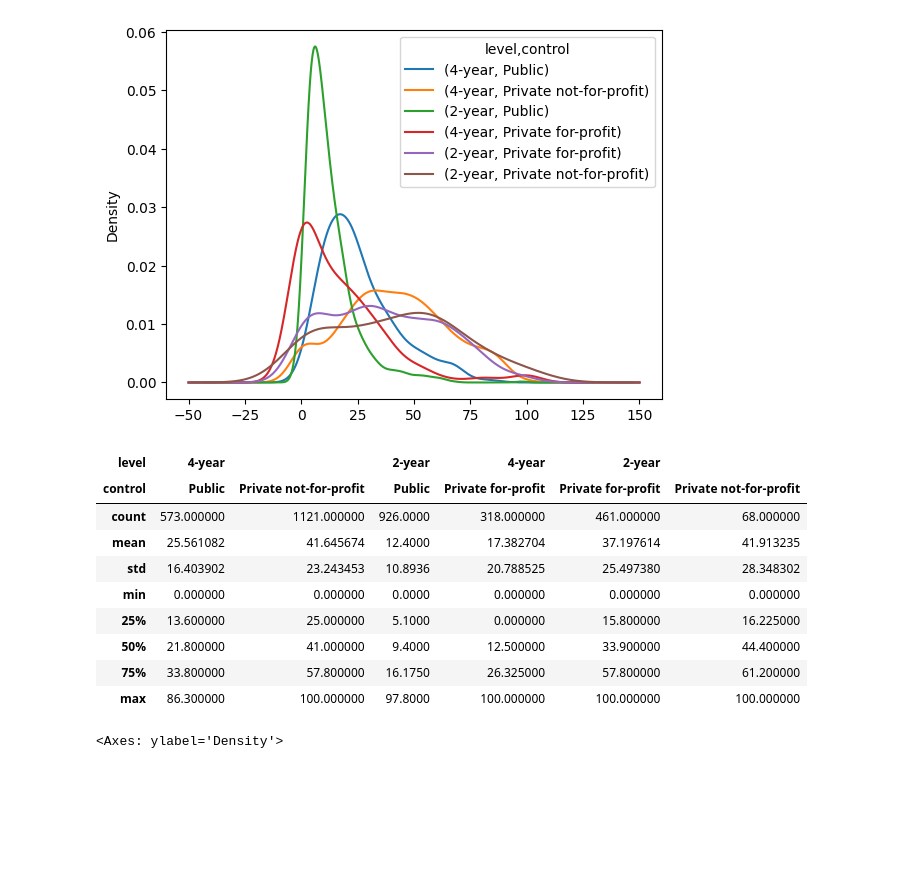
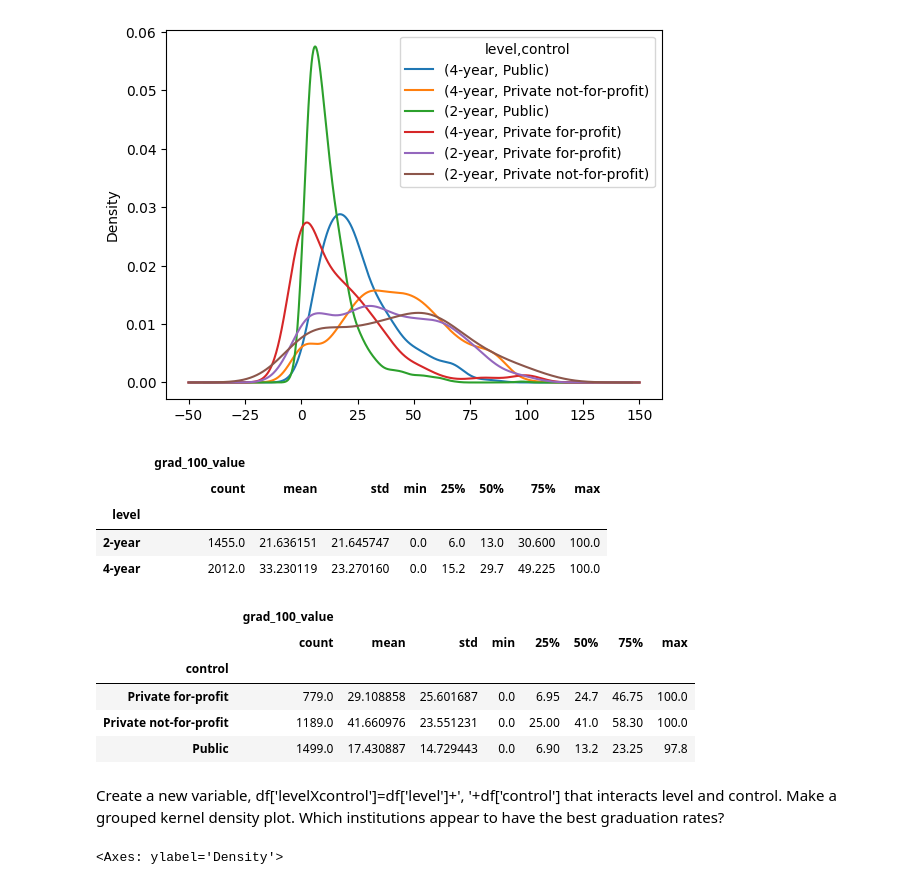
Before and after one commit to BAltenburger/assignment2, a Jupyter notebook: assignment2.ipynb, the cells around one changed output. Drawn from its saved outputs; the diff is of its cells as text; code cells hidden in the pictures; blank space fills up the shorter version.

```diff
--- a/assignment2.ipynb
+++ b/assignment2.ipynb
@@ -253,21 +242,29 @@ df_wide.plot.density()
 <Axes: ylabel='Density'>
 [figure]
 # %%
-df_wide.describe()
-# Looking at these data, 2 year not for profit schools have the highed median
-# and mean graduation rate. 2 year public collges have the lowest median
-# and mean graduation rate
+df.loc[:,['level','grad_100_value']].groupby('level').describe()
+# Based of these data, the 4-year colleges have a better graduation rate
+# Both 2-year and 4-year have the same max and mix values, but 4-year schools have a higher mean and median
 # %% [output]
-| level | 4-year |  | 2-year | 4-year | 2-year |  |
-| control | Public | Private not-for-profit | Public | Private for-profit | Private for-profit | Private not-for-profit |
-| count | 573.000000 | 1121.000000 | 926.0000 | 318.000000 | 461.000000 | 68.000000 |
-| mean | 25.561082 | 41.645674 | 12.4000 | 17.382704 | 37.197614 | 41.913235 |
-| std | 16.403902 | 23.243453 | 10.8936 | 20.788525 | 25.497380 | 28.348302 |
-| min | 0.000000 | 0.000000 | 0.0000 | 0.000000 | 0.000000 | 0.000000 |
-| 25% | 13.600000 | 25.000000 | 5.1000 | 0.000000 | 15.800000 | 16.225000 |
-| 50% | 21.800000 | 41.000000 | 9.4000 | 12.500000 | 33.900000 | 44.400000 |
-| 75% | 33.800000 | 57.800000 | 16.1750 | 26.325000 | 57.800000 | 61.200000 |
-| max | 86.300000 | 100.000000 | 97.8000 | 100.000000 | 100.000000 | 100.000000 |
+|  | grad_100_value |  |  |  |  |  |  |  |
+|  | count | mean | std | min | 25% | 50% | 75% | max |
+| level |  |  |  |  |  |  |  |  |
+| 2-year | 1455.0 | 21.636151 | 21.645747 | 0.0 | 6.0 | 13.0 | 30.600 | 100.0 |
+| 4-year | 2012.0 | 33.230119 | 23.270160 | 0.0 | 15.2 | 29.7 | 49.225 | 100.0 |
+# %%
+df.loc[:,['control','grad_100_value']].groupby('control').describe()
+# Private not-for-profit schools have the best graduation rate
+# Private not-for-profit schools have less spread in the data and the highest median and mean
+# Public colleges have the lowest median and mean graduation rate
+# %% [output]
+|  | grad_100_value |  |  |  |  |  |  |  |
+|  | count | mean | std | min | 25% | 50% | 75% | max |
+| control |  |  |  |  |  |  |  |  |
+| Private for-profit | 779.0 | 29.108858 | 25.601687 | 0.0 | 6.95 | 24.7 | 46.75 | 100.0 |
+| Private not-for-profit | 1189.0 | 41.660976 | 23.551231 | 0.0 | 25.00 | 41.0 | 58.30 | 100.0 |
+| Public | 1499.0 | 17.430887 | 14.729443 | 0.0 | 6.90 | 13.2 | 23.25 | 97.8 |
+# %% [markdown]
+Create a new variable, df['levelXcontrol']=df['level']+', '+df['control'] that interacts level and control. Make a grouped kernel density plot. Which institutions appear to have the best graduation rates?
 # %%
 df['levelXcontrol']=df['level']+', '+df['control']
 group_by = ['levelXcontrol']
```
Also changed, not shown: parts of 19 cells of this notebook.
